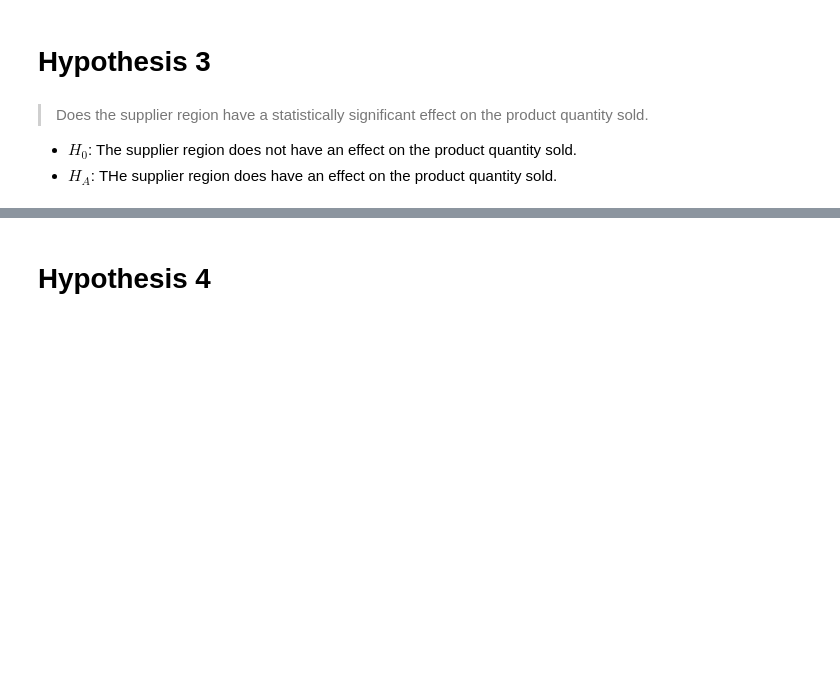
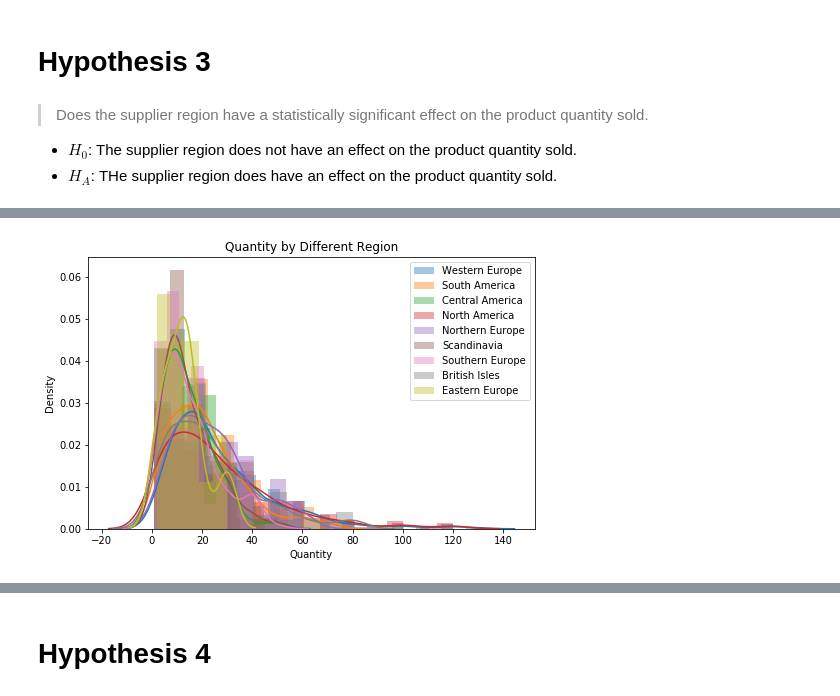
Before and after one commit to ohsusanna93/hypothesis_testing_workflow_python, a Jupyter notebook: student.ipynb, the cells around one changed output, grey strips where cells are left out. Cells and saved outputs as stored; diff of their text form; code cells hidden in the pictures; blank space fills up the shorter version.

```diff
--- a/student.ipynb
+++ b/student.ipynb
@@ -302,5 +676,5 @@ df = pd.DataFrame(cur.fetchall(), columns = col_names)
 # %%
-discounts = {}
-for discount_grps in df['Discount'].unique():
-    discounts[discount_grps]= df.groupby('Discount').get_group(discount_grps)['Quantity']
-discounts
+regions = {}
+for region_grps in df['ShipRegion'].unique():
+    regions[region_grps]= df.groupby('ShipRegion').get_group(region_grps)['Quantity']
+regions
@@ -311,0 +699,8 @@ region - product id - Quantity
+# %%
+fig, ax=plt.subplots(figsize = (8,5))
+for region_grps, grp_data in regions.items():
+    sns.distplot(grp_data, label=region_grps, ax=ax)
+ax.legend()
+ax.set(title ='Quantity by Different Region', ylabel = 'Density');
+# %% [output]
+[figure, added]
```
Also changed, not shown: parts of 82 cells of this notebook, 1 other file.
